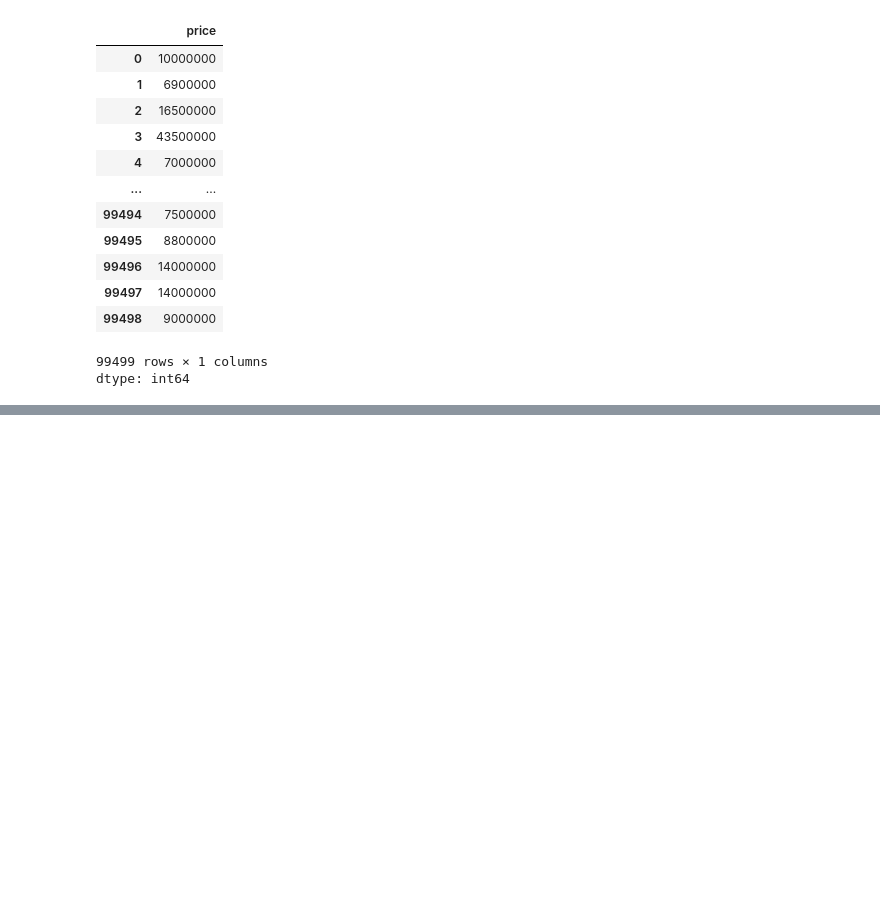
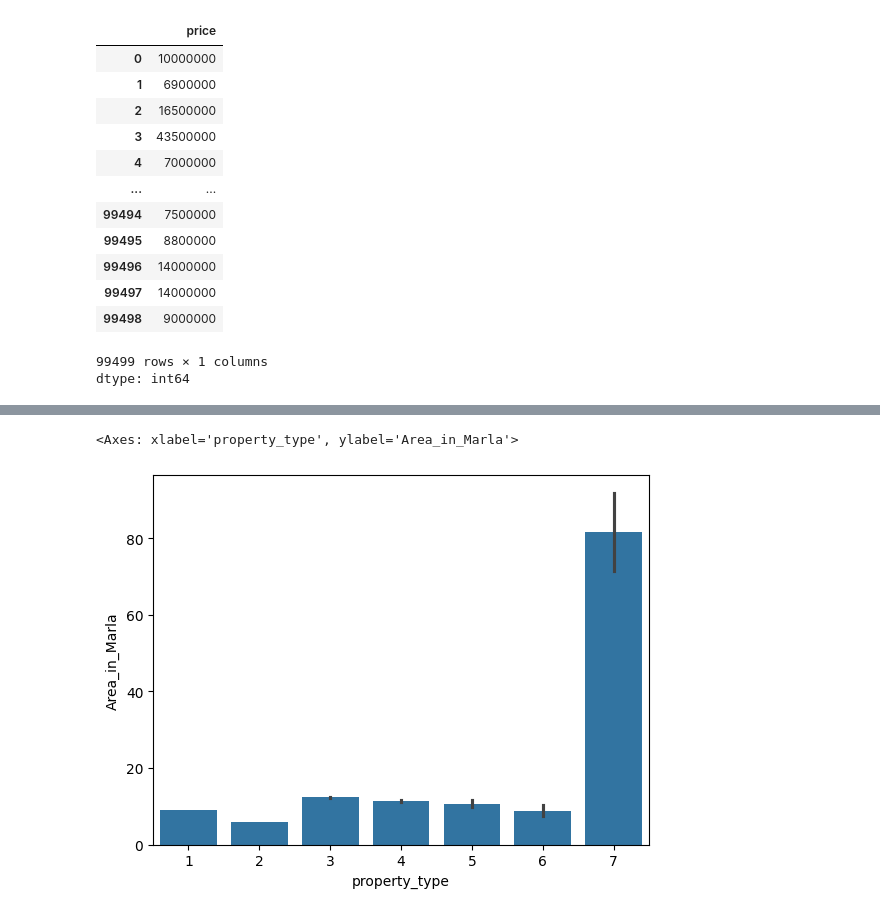
Before and after one commit to ZohaAsghar/House-price-prediction, a Jupyter notebook: house_price.ipynb, the cells around one changed output, grey strips where cells are left out. Saved outputs shown, nothing was run; the diff lists cells and outputs as text; code cells hidden in the pictures; blank space fills up the shorter version.

```diff
--- a/house_price.ipynb
+++ b/house_price.ipynb
@@ -386,0 +397,5 @@ dtype: int64
+# %%
+seb.barplot(x=df["property_type"], y=df["Area_in_Marla"])
+# %% [output]
+<Axes: xlabel='property_type', ylabel='Area_in_Marla'>
+[figure, added]
```
Also changed, not shown: parts of 7 cells of this notebook.
